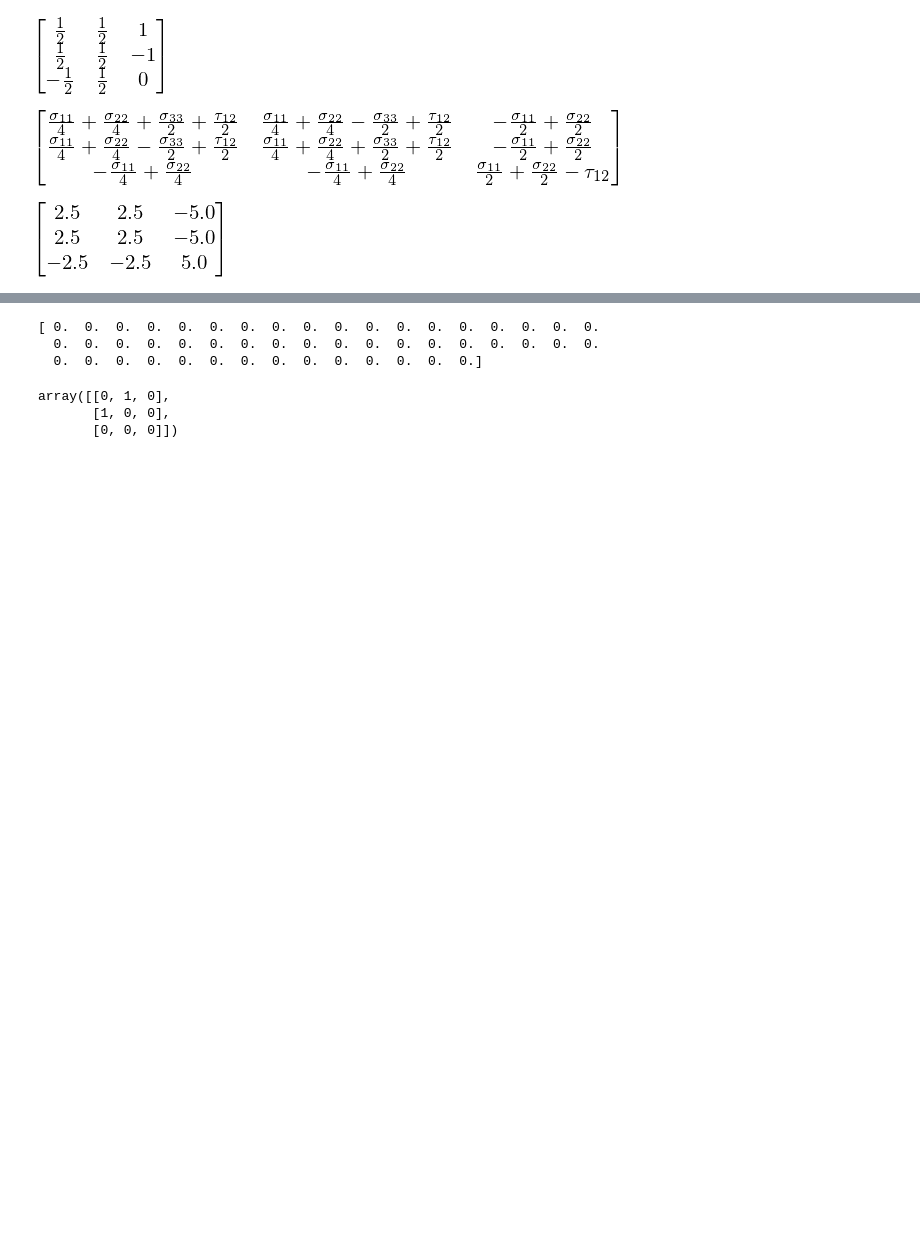
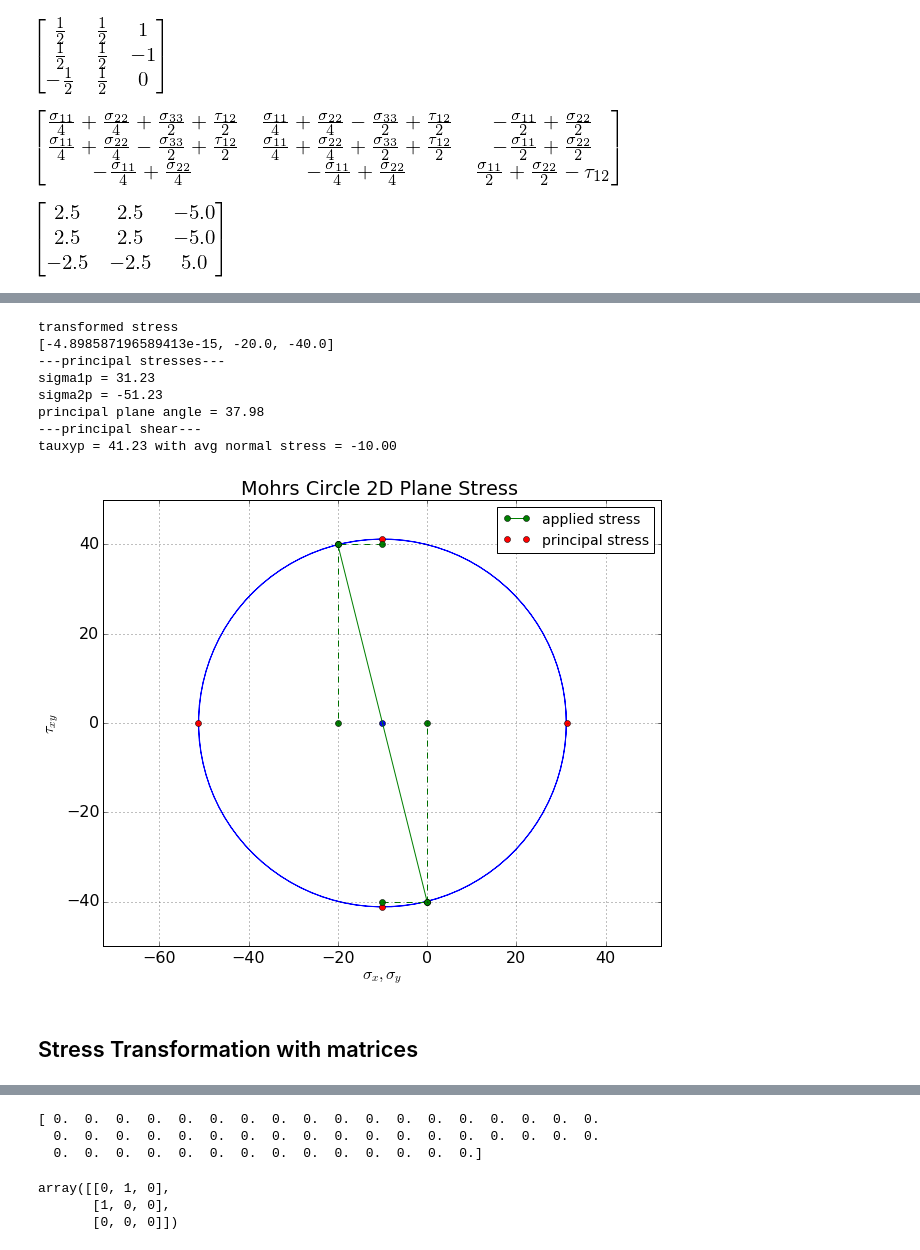
Before and after one commit to nagordon/mechpy, a Jupyter notebook: tutorials/solids.ipynb, the cells around one changed output, grey strips where cells are left out. Cells and saved outputs as stored; diff of their text form; code cells hidden in the pictures; blank space fills up the shorter version.

```diff
--- a/tutorials/solids.ipynb
+++ b/tutorials/solids.ipynb
@@ -176 +308,79 @@ array([ 116.39410298,  -46.39410298])
+# %%
+# stress angle transformation
+import numpy as np
+import matplotlib.pyplot as plt
+import matplotlib as mpl
+mpl.rcParams['figure.figsize'] = (10,8)
+mpl.rcParams['font.size'] = 16
+mpl.rcParams['legend.fontsize'] = 14
+
+sigmax = -20
+sigmay = 0
+tauxy = 40
+
+angle = 0
+
+# angle rotates clockwise
+theta = (angle-90) * np.pi/180
+# stress transformed to any angle
+sigmaxt = (sigmax + sigmay)/2 + (sigmax-sigmay)/2 * np.cos(2*theta) + tauxy*np.sin(2*theta)
+sigmayt = (sigmax + sigmay)/2 + (sigmax-sigmay)/2 * np.cos(2*(theta + np.pi/2)) + tauxy*np.sin(2*(theta+ np.pi/2))
+tauxyt = -(sigmax-sigmay)/2*np.sin(2*theta) + tauxy*np.cos(2*theta)
+print('transformed stress')
+print([sigmaxt, sigmayt, tauxyt])
+
+# principal stresses
+sigma1p = (sigmaxt + sigmayt)/2 + np.sqrt( ((sigmaxt-sigmayt)/2)**2 + tauxyt**2)
+sigma2p = (sigmaxt + sigmayt)/2 - np.sqrt( ((sigmaxt-sigmayt)/2)**2 + tauxyt**2)
+tauxyp = np.sqrt( ( (sigmaxt-sigmayt)/2 )**2 + tauxyt**2  )
+sigmap = [sigma1p, sigma2p]
+thetap = -np.arctan(tauxyt/ ((sigmaxt-sigmayt)/2)) / 2 * 180 / np.pi
+sigmaavg = (sigma1p+sigma2p)/2
+R = np.sqrt(((sigmaxt-sigmayt)/2)**2 + tauxyt**2)
+
+print('---principal stresses---')
+print('sigma1p = {:.2f}'.format(sigma1p) )
+print('sigma2p = {:.2f}'.format(sigma2p) )
+print('principal plane angle = {:.2f}'.format(thetap) )
+print('---principal shear---')
+print('tauxyp = {:.2f} with avg normal stress = {:.2f}'.format(tauxyp,sigmaavg))
+
+r = np.linspace(-2*np.pi,2*np.pi,100)
+
+## keep this for sigma3
+# x = np.cos(r) * (sigma1p/2) + sigma1p/2
+# y = np.sin(r) * (sigma1p/2)
+# plt.plot(x,y,'bo', sigmaavg,0,'bo')
+# x = np.cos(r) * (sigma2p/2) + sigma2p/2
+# y = np.sin(r) * (sigma2p/2)
+# plt.plot(x,y,'bo', sigmaavg,0,'bo')
+
+x = np.cos(r) * R + sigmaavg
+y = np.sin(r) * R
+plt.plot(x,y,'b', sigmaavg,0,'bo')
+
+plt.plot([sigmaxt,sigmayt],[tauxyt, -tauxyt], 'g-o', label='applied stress');
+plt.plot([sigma1p,sigma2p],[0,0],'ro');
+plt.plot([sigmaavg,sigmaavg],[tauxyp,-tauxyp], 'ro', label='principal stress');
+plt.plot([sigmaxt,sigmaxt],[tauxyt, 0], '--g'); plt.plot([sigmaxt,sigmaxt],[tauxyt, 0], 'og');
+plt.plot([sigmayt,sigmayt],[-tauxyt, 0], '--g'); plt.plot([sigmayt,sigmayt],[-tauxyt, 0], 'og');
+plt.plot([sigmaavg, sigmaxt],[tauxyt, tauxyt], '--g'); plt.plot([sigmaavg, sigmaxt],[tauxyt, tauxyt], 'og');
+plt.plot([sigmaavg, sigmayt],[-tauxyt, -tauxyt], '--g'); plt.plot([sigmaavg, sigmayt],[-tauxyt, -tauxyt], 'og');
+plt.axis('equal') ; plt.grid();
+plt.xlabel('$\sigma_x,\sigma_y$');
+plt.ylabel('$\\tau_{xy}$');
+plt.title('Mohrs Circle 2D Plane Stress ');
+plt.legend();
+# %% [output]
+transformed stress
+[-4.898587196589413e-15, -20.0, -40.0]
+---principal stresses---
+sigma1p = 31.23
+sigma2p = -51.23
+principal plane angle = 37.98
+---principal shear---
+tauxyp = 41.23 with avg normal stress = -10.00
+[figure, added]
+# %% [markdown]
+## Stress Transformation with matrices
 # %%
```
Also changed, not shown: parts of 14 cells of this notebook, 6 other files.
